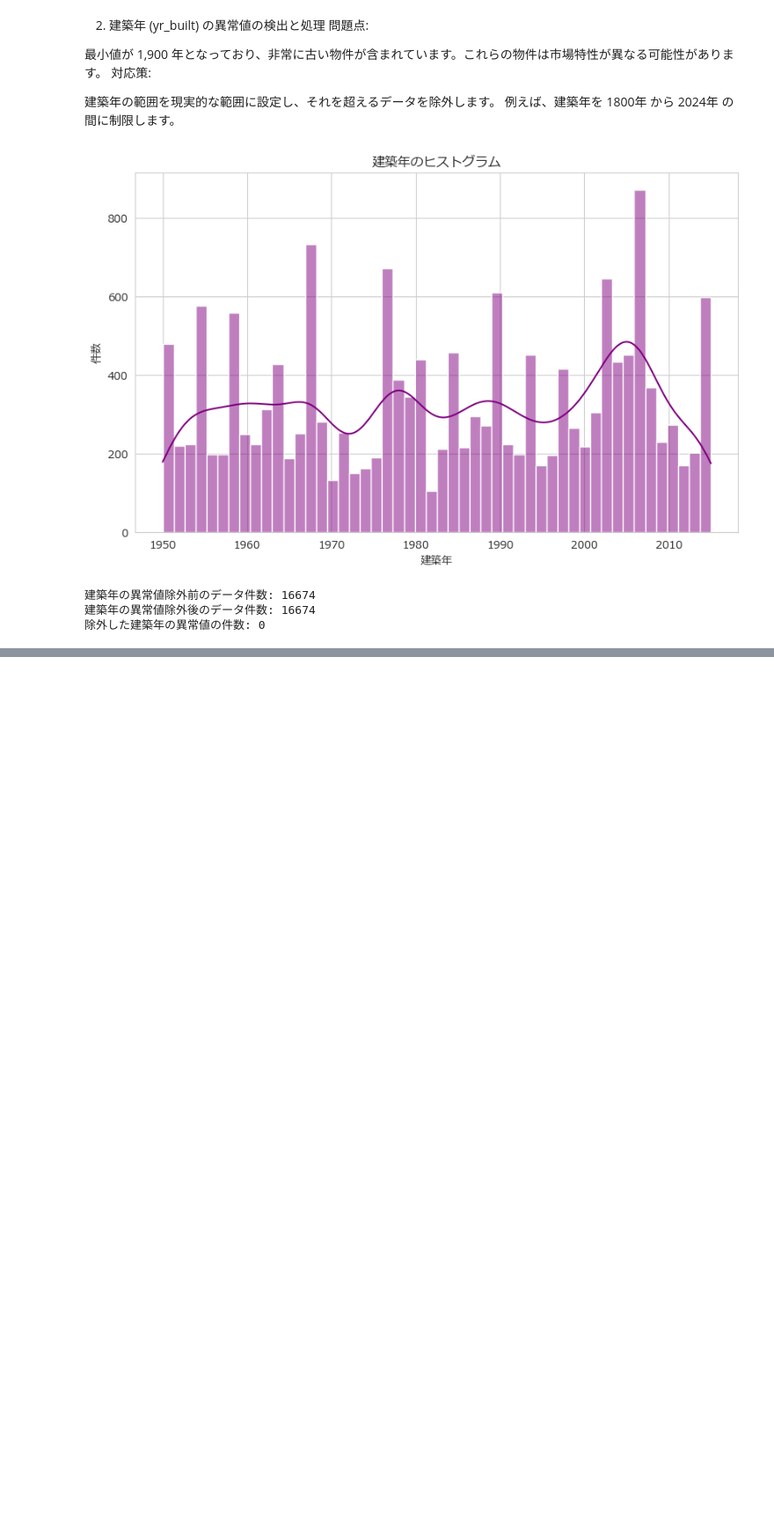
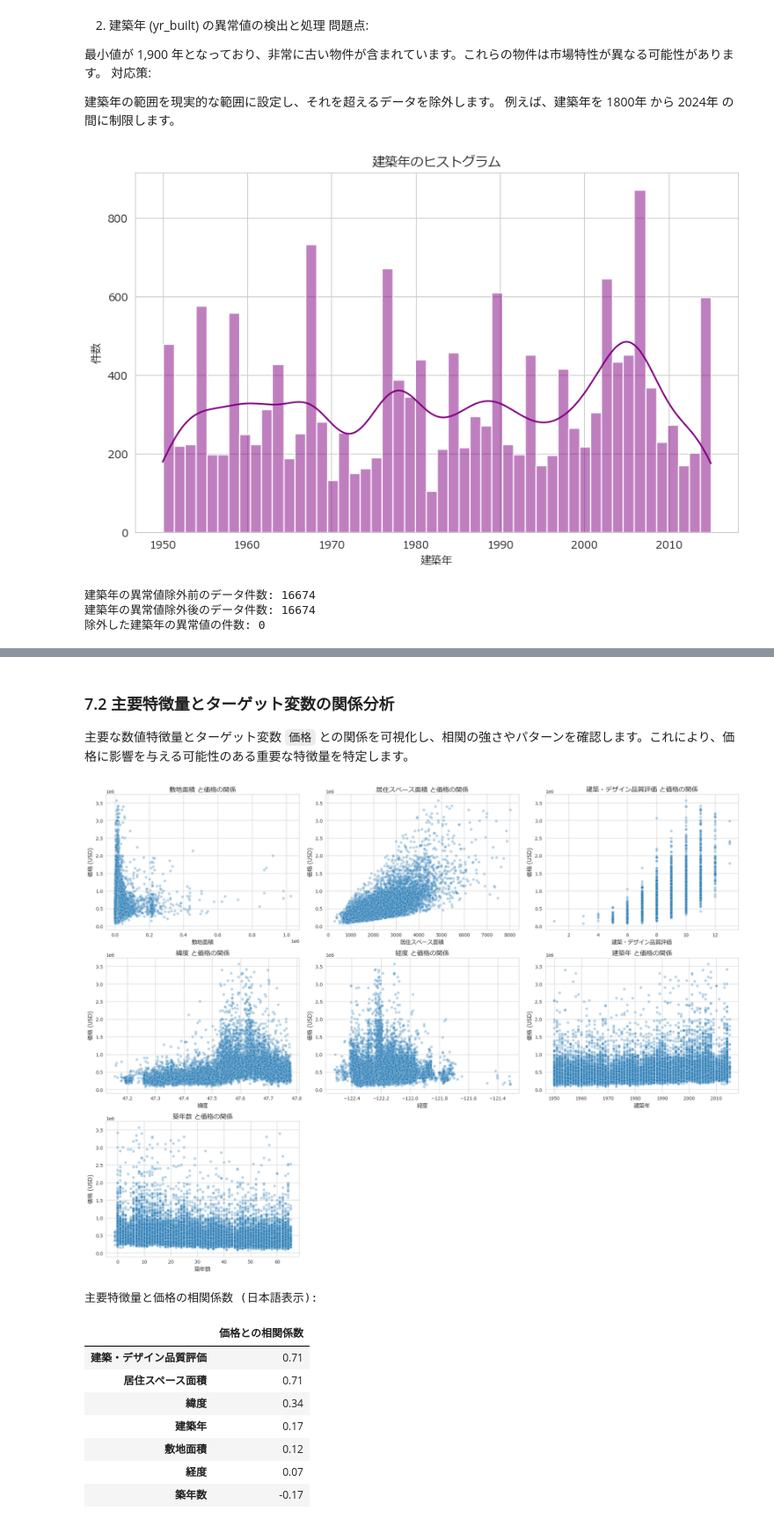
Before and after one commit to Naisinn/dataScientist_exam, a Jupyter notebook: analisis.ipynb, the cells around one changed output, grey strips where cells are left out. Shown at 88% size. Cells and saved outputs as stored; diff of their text form; code cells hidden in the pictures; blank space fills up the shorter version.

```diff
--- a/analisis.ipynb
+++ b/analisis.ipynb
@@ -608,0 +733,67 @@ findfont: Font family 'IPAexGothic' not found.
+# %% [markdown]
+### 7.2 主要特徴量とターゲット変数の関係分析
+
+主要な数値特徴量とターゲット変数 `価格` との関係を可視化し、相関の強さやパターンを確認します。これにより、価格に影響を与える可能性のある重要な特徴量を特定します。
+# %%
+# 7.2 主要特徴量とターゲット変数の関係分析
+
+# 主要数値特徴量のリスト
+numeric_features = ['sqft_lot', 'sqft_living', 'grade', 'lat', 'long', 'yr_built', 'age']
+
+# 日本語ラベルの辞書
+feature_jp = {
+    'sqft_lot': '敷地面積',
+    'sqft_living': '居住スペース面積',
+    'grade': '建築・デザイン品質評価',
+    'lat': '緯度',
+    'long': '経度',
+    'yr_built': '建築年',
+    'age': '築年数'
+}
+
+# 散布図を作成し、各特徴量を日本語で表示
+plt.figure(figsize=(20, 15))
+for i, feature in enumerate(numeric_features, 1):
+    plt.subplot(3, 3, i)
+    sns.scatterplot(x=data_final[feature], y=data_final['price'], alpha=0.3)
+    jp_label = feature_jp.get(feature, feature)
+    plt.title(f"{jp_label} と価格の関係", fontsize=14)
+    plt.xlabel(jp_label, fontsize=12)
+    plt.ylabel("価格 (USD)", fontsize=12)
+plt.tight_layout()
+plt.show()
+
+# 各特徴量と価格の相関係数
+correlations = {}
+for feature in numeric_features:
+    corr = data_final['price'].corr(data_final[feature])
+    correlations[feature] = corr
+
+# 相関係数をテーブル形式で表示 (日本語化)
+feature_names = {
+    'sqft_lot': '敷地面積',
+    'sqft_living': '居住スペース面積',
+    'grade': '建築・デザイン品質評価',
+    'lat': '緯度',
+    'long': '経度',
+    'yr_built': '建築年',
+    'age': '築年数'
+}
+
+corr_df = pd.DataFrame.from_dict(correlations, orient='index', columns=['価格との相関係数'])
+corr_df.index = corr_df.index.to_series().apply(lambda x: feature_names.get(x, x))
+corr_df = corr_df.sort_values(by='価格との相関係数', ascending=False).round(2)
+
+print("主要特徴量と価格の相関係数 (日本語表示):")
+display(corr_df)
+# %% [output]
+[figure, added]
+主要特徴量と価格の相関係数 (日本語表示):
+|  | 価格との相関係数 |
+| 建築・デザイン品質評価 | 0.71 |
+| 居住スペース面積 | 0.71 |
+| 緯度 | 0.34 |
+| 建築年 | 0.17 |
+| 敷地面積 | 0.12 |
+| 経度 | 0.07 |
+| 築年数 | -0.17 |
```
Also changed, not shown: parts of 40 cells of this notebook.
